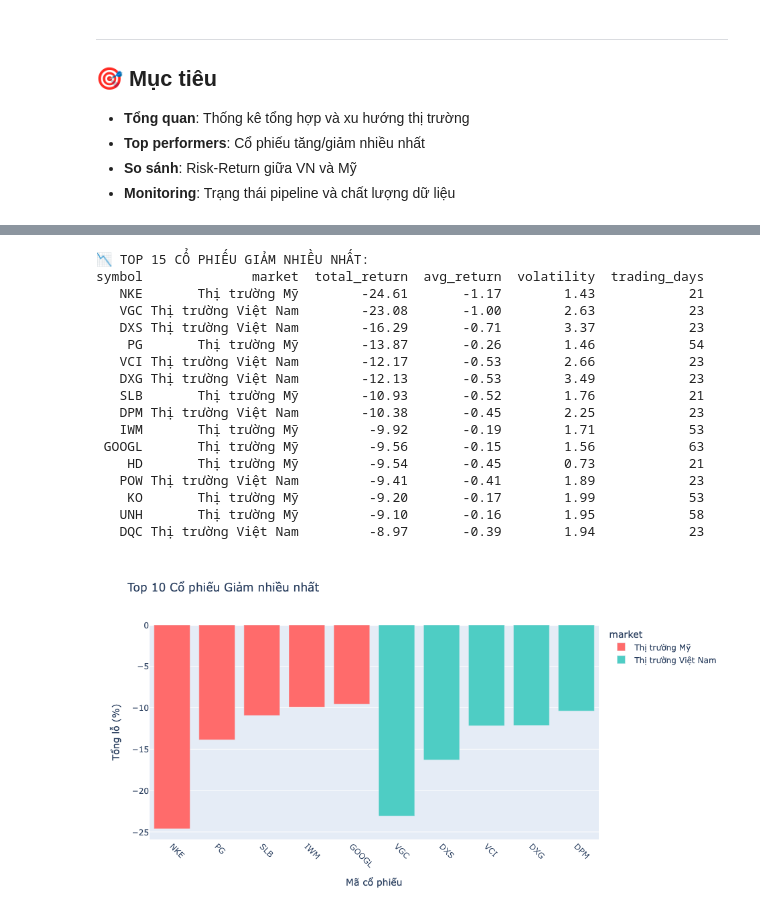
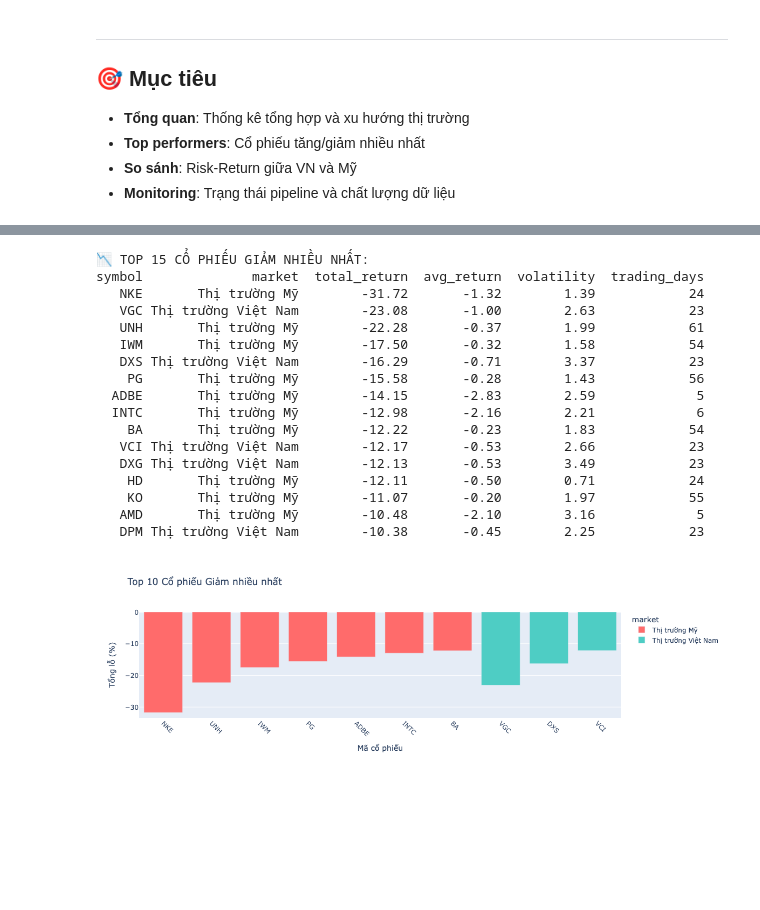
Before and after one commit to dokien092-hash/spark-realdata-pipeline, a Jupyter notebook: notebooks/stock_dashboard.ipynb, the cells around one changed output, grey strips where cells are left out. Cells and saved outputs as stored; diff of their text form; code cells hidden in the pictures; blank space fills up the shorter version.

```diff
--- a/notebooks/stock_dashboard.ipynb
+++ b/notebooks/stock_dashboard.ipynb
@@ -157,8 +161,9 @@ def get_top_losers(limit=10):
     SELECT
         symbol,
         CASE
-            WHEN source_name IN ('Alpha Vantage', 'Polygon.io') THEN 'Thị trường Mỹ'
-            WHEN source_name = 'Yahoo Finance' THEN 'Thị trường Việt Nam'
+            WHEN source IN ('finnhub', 'alphavantage', 'polygon') THEN 'Thị trường Mỹ'
+            WHEN source = 'yahoo' THEN 'Thị trường Việt Nam'
+            ELSE 'Khác'
         END as market,
         COUNT(*) as trading_days,
         AVG(daily_return) as avg_return,
@@ -171,46 +176,47 @@ def get_top_losers(limit=10):
     WHERE daily_return IS NOT NULL
     GROUP BY symbol,
         CASE
-            WHEN source_name IN ('Alpha Vantage', 'Polygon.io') THEN 'Thị trường Mỹ'
-            WHEN source_name = 'Yahoo Finance' THEN 'Thị trường Việt Nam'
+            WHEN source IN ('finnhub', 'alphavantage', 'polygon') THEN 'Thị trường Mỹ'
+            WHEN source = 'yahoo' THEN 'Thị trường Việt Nam'
+            ELSE 'Khác'
         END
     HAVING COUNT(*) >= 5
     ORDER BY total_return ASC
     LIMIT {limit}
     """
     return pd.read_sql(query, conn)
 
 df_top_losers = get_top_losers(15)
 print("📉 TOP 15 CỔ PHIẾU GIẢM NHIỀU NHẤT:")
 print(df_top_losers[['symbol', 'market', 'total_return', 'avg_return', 'volatility', 'trading_days']].round(2).to_string(index=False))
 
 # Biểu đồ top losers
 fig = px.bar(df_top_losers.head(10), x='symbol', y='total_return', color='market',
              title='Top 10 Cổ phiếu Giảm nhiều nhất',
              labels={'total_return': 'Tổng lỗ (%)', 'symbol': 'Mã cổ phiếu'},
              color_discrete_map={'Thị trường Mỹ': '#FF6B6B', 'Thị trường Việt Nam': '#4ECDC4'})
 
 fig.update_layout(xaxis_tickangle=45, height=500)
 fig.show()
 # %% [output]
 📉 TOP 15 CỔ PHIẾU GIẢM NHIỀU NHẤT:
 symbol              market  total_return  avg_return  volatility  trading_days
-   NKE       Thị trường Mỹ        -24.61       -1.17        1.43            21
+   NKE       Thị trường Mỹ        -31.72       -1.32        1.39            24
    VGC Thị trường Việt Nam        -23.08       -1.00        2.63            23
+   UNH       Thị trường Mỹ        -22.28       -0.37        1.99            61
+   IWM       Thị trường Mỹ        -17.50       -0.32        1.58            54
    DXS Thị trường Việt Nam        -16.29       -0.71        3.37            23
-    PG       Thị trường Mỹ        -13.87       -0.26        1.46            54
+    PG       Thị trường Mỹ        -15.58       -0.28        1.43            56
+  ADBE       Thị trường Mỹ        -14.15       -2.83        2.59             5
+  INTC       Thị trường Mỹ        -12.98       -2.16        2.21             6
+    BA       Thị trường Mỹ        -12.22       -0.23        1.83            54
    VCI Thị trường Việt Nam        -12.17       -0.53        2.66            23
    DXG Thị trường Việt Nam        -12.13       -0.53        3.49            23
-   SLB       Thị trường Mỹ        -10.93       -0.52        1.76            21
+    HD       Thị trường Mỹ        -12.11       -0.50        0.71            24
+    KO       Thị trường Mỹ        -11.07       -0.20        1.97            55
+   AMD       Thị trường Mỹ        -10.48       -2.10        3.16             5
    DPM Thị trường Việt Nam        -10.38       -0.45        2.25            23
-   IWM       Thị trường Mỹ         -9.92       -0.19        1.71            53
- GOOGL       Thị trường Mỹ         -9.56       -0.15        1.56            63
-    HD       Thị trường Mỹ         -9.54       -0.45        0.73            21
-   POW Thị trường Việt Nam         -9.41       -0.41        1.89            23
-    KO       Thị trường Mỹ         -9.20       -0.17        1.99            53
-   UNH       Thị trường Mỹ         -9.10       -0.16        1.95            58
-   DQC Thị trường Việt Nam         -8.97       -0.39        1.94            23
-[figure, old version]
+[figure, new version]
 # %%
 # ⚖️ 4. RISK-RETURN ANALYSIS
 def get_risk_return_data():
```
Also changed, not shown: parts of 9 cells of this notebook, 43 other files.
